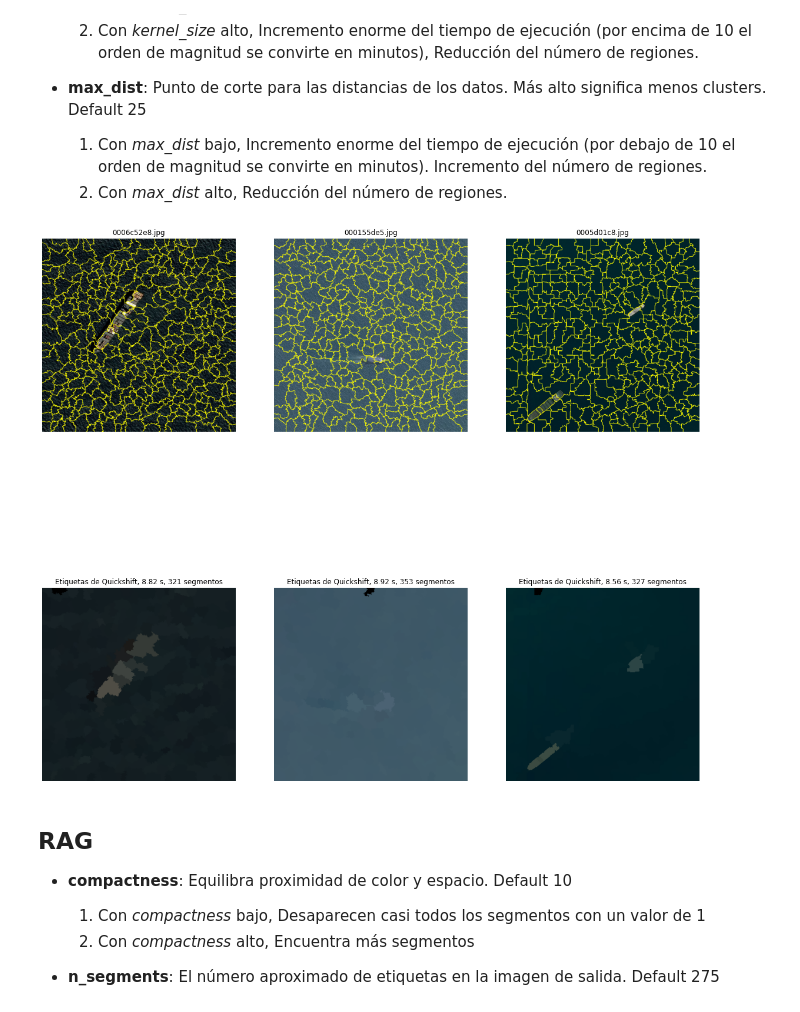
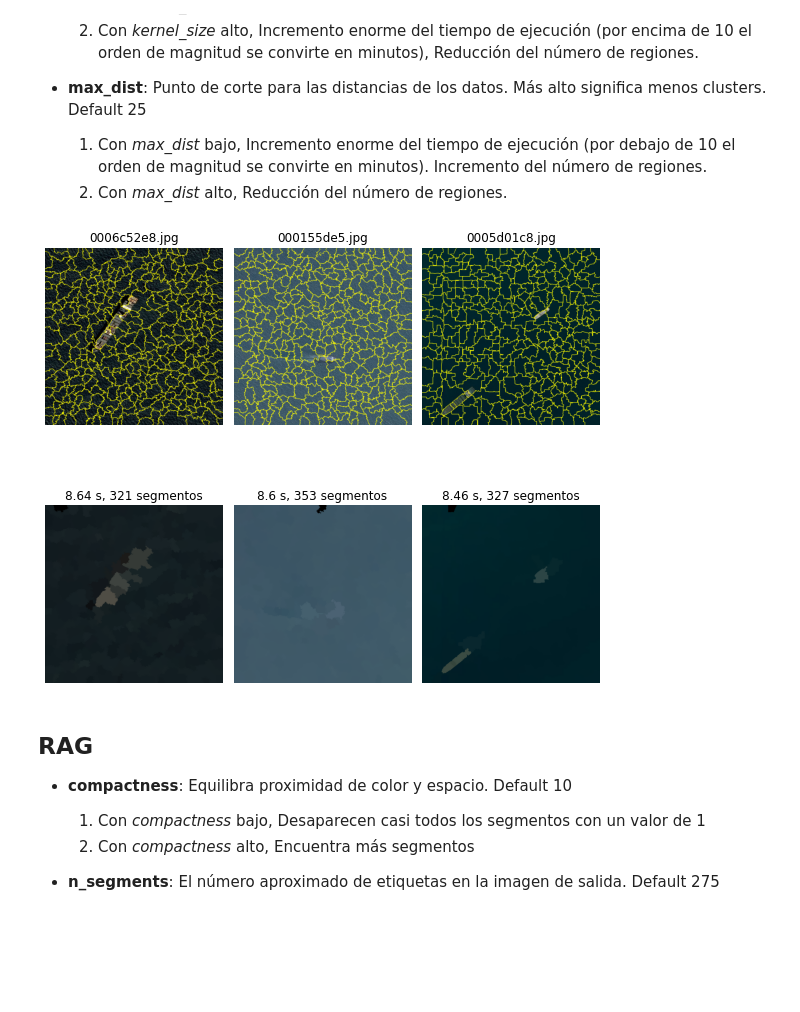
Before and after one commit to mnaranjorion/PercepcionComputacional_act3, a Jupyter notebook: Actividad3_ManuelNaranjoMartinez.ipynb, the cells around one changed output. Saved outputs shown, nothing was run; the diff lists cells and outputs as text; code cells hidden in the pictures; blank space fills up the shorter version.

```diff
--- a/Actividad3_ManuelNaranjoMartinez.ipynb
+++ b/Actividad3_ManuelNaranjoMartinez.ipynb
@@ -78,7 +80,7 @@ imgs_ids = ['0006c52e8.jpg', '000155de5.jpg', '0005d01c8.jpg']
 masks = get_reference_masks('train_ship_segmentations_v2.csv', imgs_ids)
 
 fig, axis = plt.subplots(nrows=2, ncols=len(masks),
-                                  figsize=(20, 20),
+                                  figsize=(8, 8),
                                   sharex=True,
                                   sharey=True)
 
@@ -93,5 +95,6 @@ for i, img in enumerate(imgs_ids):
     axis[1][i].axis('off')
     axis[1][i].set_adjustable('box')
 
+plt.tight_layout()
 plt.show()
 # %% [output]
@@ -115,7 +118,7 @@ plt.show()
     1. Con *min_size* bajo, se reduce el tamaño mínimo necesario de los elementos para ser detectados. Se detectan más elementos
     2. Con *min_size* alto, se detectan menos elementos, se requiere un tamaño mayor del elemento para ser detectado.
 # %%
-fig, axis = plt.subplots(nrows=2, ncols=len(imgs_ids), figsize=(20, 20), sharex=True,
+fig, axis = plt.subplots(nrows=2, ncols=len(imgs_ids), figsize=(8, 8), sharex=True,
                                   sharey=True)
 for i, img in enumerate(imgs_ids):
     start_time = time.time()
@@ -135,11 +138,12 @@ for i, img in enumerate(imgs_ids):
     axis[0][i].set_adjustable('box')
 
     axis[1][i].imshow(labeled_fz)
-    axis[1][i].set_title("Etiquetas de Felzenszwalb, {} s, {} segmentos".format(
+    axis[1][i].set_title("{} s, {} segmentos".format(
                                                 duration_felzenszwalb,
                                                 segments_felzenszwalb))
     axis[1][i].axis('off')
     axis[1][i].set_adjustable('box')
 
+plt.tight_layout()
 plt.show()
 # %% [output]
@@ -156,7 +160,7 @@ plt.show()
     1. Con *denoised_d_radius* bajo, Incremento del tiempo de ejecución, además de generar un elevadísimo número de segmentos.
     2. Con *denoised_d_radius* alto, Reducción de elementos a segmentar, eliminando casi todos los detalles con valores por encima de 20
 # %%
-fig, axis = plt.subplots(nrows=2, ncols=len(imgs_ids), figsize=(20, 20), sharex=True,
+fig, axis = plt.subplots(nrows=2, ncols=len(imgs_ids), figsize=(8, 8), sharex=True,
                                   sharey=True)
 for i, img in enumerate(imgs_ids):
     start_time = time.time()
@@ -173,11 +177,12 @@ for i, img in enumerate(imgs_ids):
     axis[0][i].set_adjustable('box')
 
     axis[1][i].imshow(labeled_ws)
-    axis[1][i].set_title("Etiquetas de Watershed, {} s, {} segmentos".format(
+    axis[1][i].set_title("{} s, {} segmentos".format(
                                                                         duration_watershed,
                                                                         segments_watershed))
     axis[1][i].axis('off')
     axis[1][i].set_adjustable('box')
 
+plt.tight_layout()
 plt.show()
 # %% [output]
@@ -199,32 +204,33 @@ plt.show()
     1. Con *max_dist* bajo, Incremento enorme del tiempo de ejecución (por debajo de 10 el orden de magnitud se convirte en minutos). Incremento del número de regiones.
     2. Con *max_dist* alto, Reducción del número de regiones.
 # %%
-fig, axis = plt.subplots(nrows=2, ncols=len(imgs_ids), figsize=(20, 20), sharex=True,
+fig, axis = plt.subplots(nrows=2, ncols=len(imgs_ids), figsize=(8, 8), sharex=True,
                                   sharey=True)
 for i, img in enumerate(imgs_ids):
     start_time = time.time()
     # Aplicación de la segmentación Felzenszwalb para cada una de las imagenes
     # Valores óptimos, valores por defecto
     (output_image, labeled_qs, segments_quickshift) = segm_quickshift(plt.imread(img))
     end_time = time.time()
 
     duration_quickshift = round(end_time-start_time, 2)
 
     axis[0][i].imshow(output_image)
     axis[0][i].set_title(imgs_ids[i])
     axis[0][i].axis('off')
     axis[0][i].set_adjustable('box')
 
     axis[1][i].imshow(labeled_qs)
-    axis[1][i].set_title("Etiquetas de Quickshift, {} s, {} segmentos".format(
+    axis[1][i].set_title("{} s, {} segmentos".format(
                                                                 duration_quickshift,
                                                                 segments_quickshift))
     axis[1][i].axis('off')
     axis[1][i].set_adjustable('box')
 
+plt.tight_layout()
 plt.show()
 # %% [output]
-[figure, old version]
+[figure, new version]
 # %% [markdown]
 ## RAG
 
```
Also changed, not shown: parts of 6 cells of this notebook, 6 other files.
